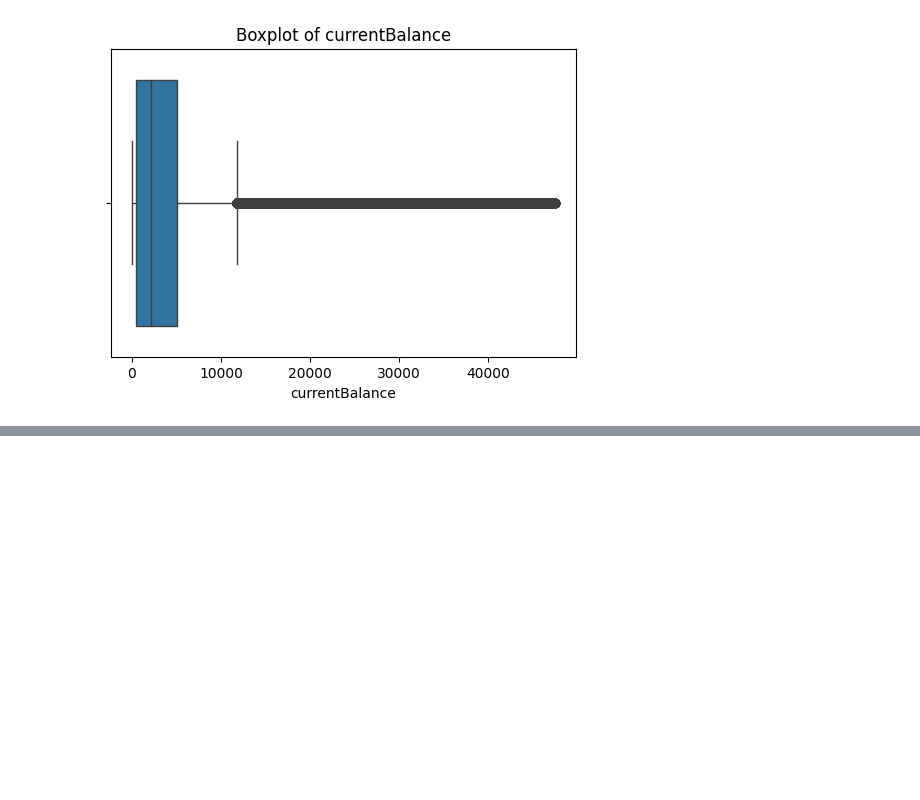
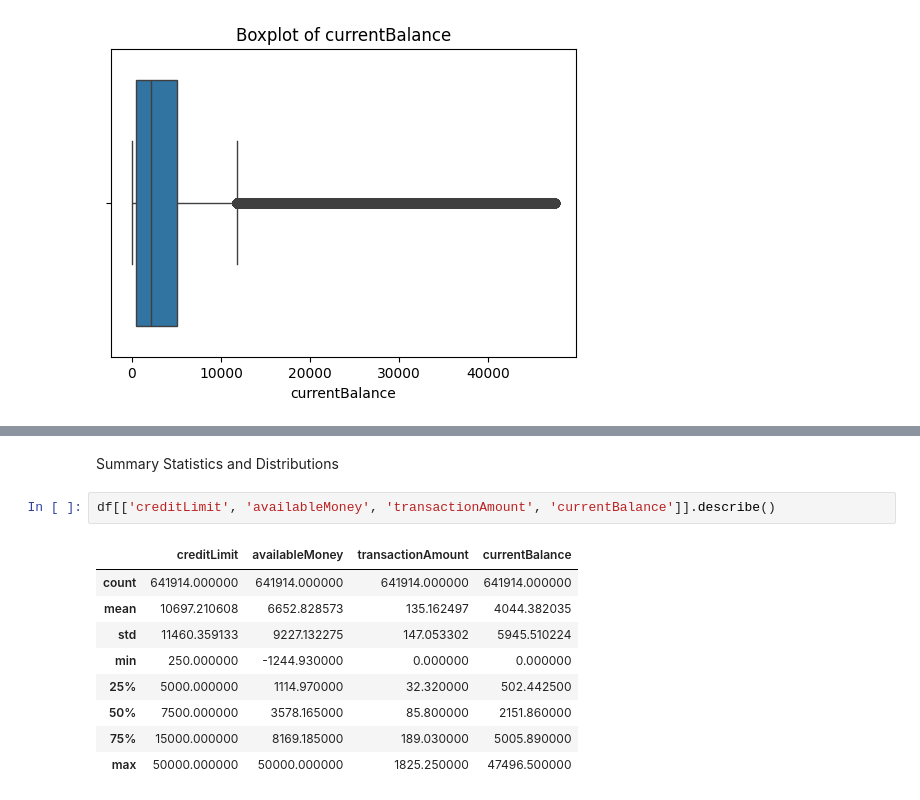
Before and after one commit to AsmitaOjha/Internship_ExtensoData_Work, a Jupyter notebook: Projects/Task_3_EDA/notebook/EDA.ipynb, the cells around one changed output, grey strips where cells are left out. Drawn from its saved outputs; the diff is of its cells as text; blank space fills up the shorter version.

```diff
--- a/Projects/Task_3_EDA/notebook/EDA.ipynb
+++ b/Projects/Task_3_EDA/notebook/EDA.ipynb
@@ -232,0 +247,14 @@ for col in cols:
+# %% [markdown]
+Summary Statistics and Distributions
+# %%
+df[['creditLimit', 'availableMoney', 'transactionAmount', 'currentBalance']].describe()
+# %% [output]
+|  | creditLimit | availableMoney | transactionAmount | currentBalance |
+| count | 641914.000000 | 641914.000000 | 641914.000000 | 641914.000000 |
+| mean | 10697.210608 | 6652.828573 | 135.162497 | 4044.382035 |
+| std | 11460.359133 | 9227.132275 | 147.053302 | 5945.510224 |
+| min | 250.000000 | -1244.930000 | 0.000000 | 0.000000 |
+| 25% | 5000.000000 | 1114.970000 | 32.320000 | 502.442500 |
+| 50% | 7500.000000 | 3578.165000 | 85.800000 | 2151.860000 |
+| 75% | 15000.000000 | 8169.185000 | 189.030000 | 5005.890000 |
+| max | 50000.000000 | 50000.000000 | 1825.250000 | 47496.500000 |
```
Also changed, not shown: parts of 5 cells of this notebook.
